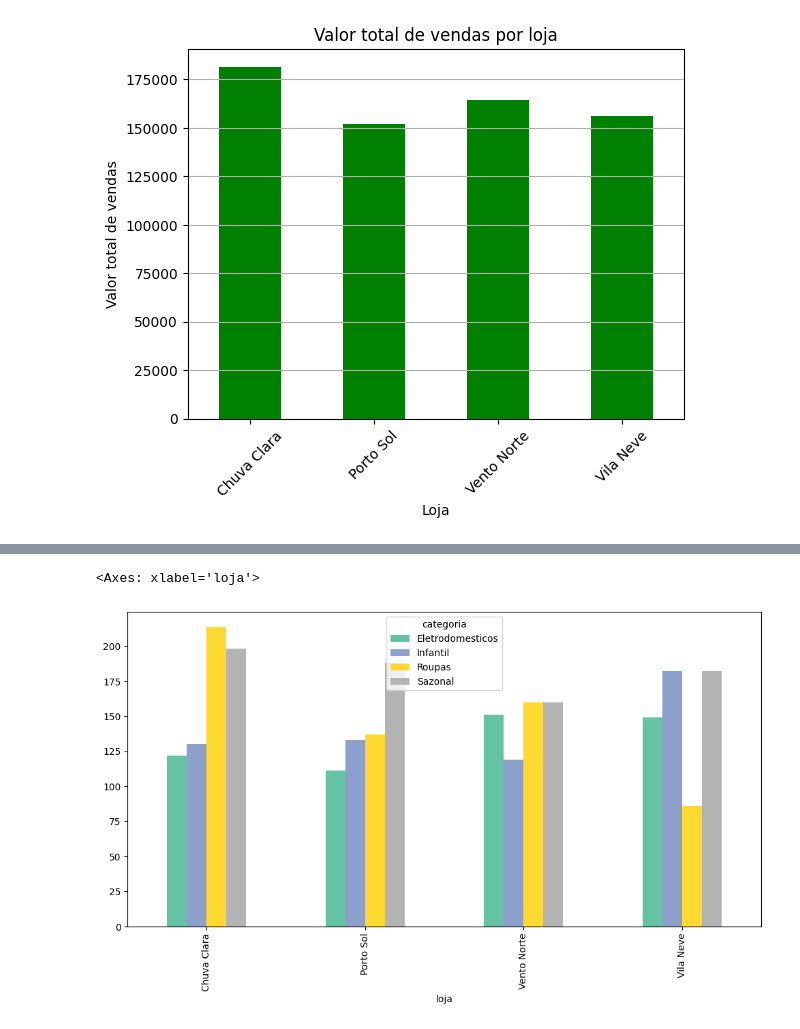
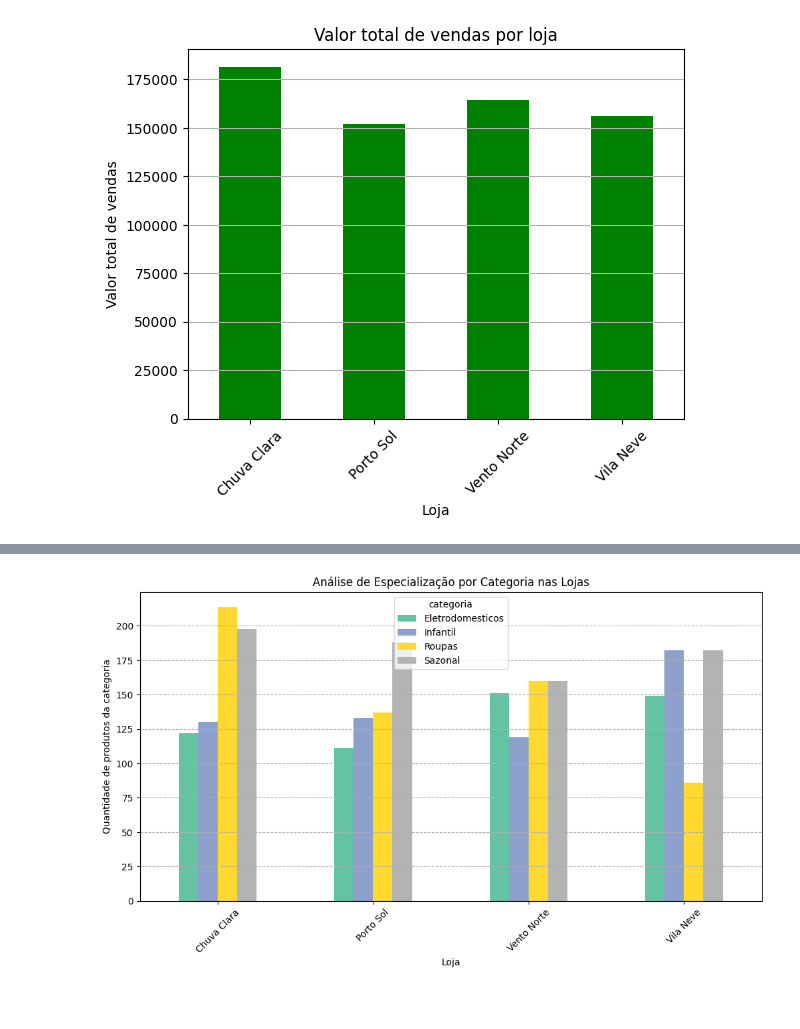
Before and after one commit to IIIgorMoura/PY-tratamento_analise_dados, a Jupyter notebook: main.ipynb, the cells around one changed output, grey strips where cells are left out. Saved outputs shown, nothing was run; the diff lists cells and outputs as text; code cells hidden in the pictures; blank space fills up the shorter version.

```diff
--- a/main.ipynb
+++ b/main.ipynb
@@ -367,12 +365,17 @@ Text(0.5, 0, 'Valor total de vendas')
 # %%
 # 6. Comparação entre lojas por categoria. Objetivo: avaliar se há especialização ou foco
 # diferente entre as lojas, com base nas categorias que mais vendem.
 
 categoria_lojas = df.groupby(['loja', 'categoria'])['quantidade'].sum().unstack()
 categoria_lojas.plot(kind='bar', figsize=(12,6), colormap='Set2')
+plt.title('Análise de Especialização por Categoria nas Lojas')
+plt.xticks(rotation=45)
+plt.xlabel('Loja')
+plt.ylabel('Quantidade de produtos da categoria')
+plt.grid(axis='y', linestyle='--')
+plt.show()
 # %% [output]
-<Axes: xlabel='loja'>
-[figure, old version]
+[figure, new version]
 # %%
 # 7. Plotar como gráfico de barras empilhadas
 categoria_lojas.plot(kind='bar', stacked=True, figsize=(12,6), colormap='Set2')
```
Also changed, not shown: parts of 6 cells of this notebook, 1 other file.
